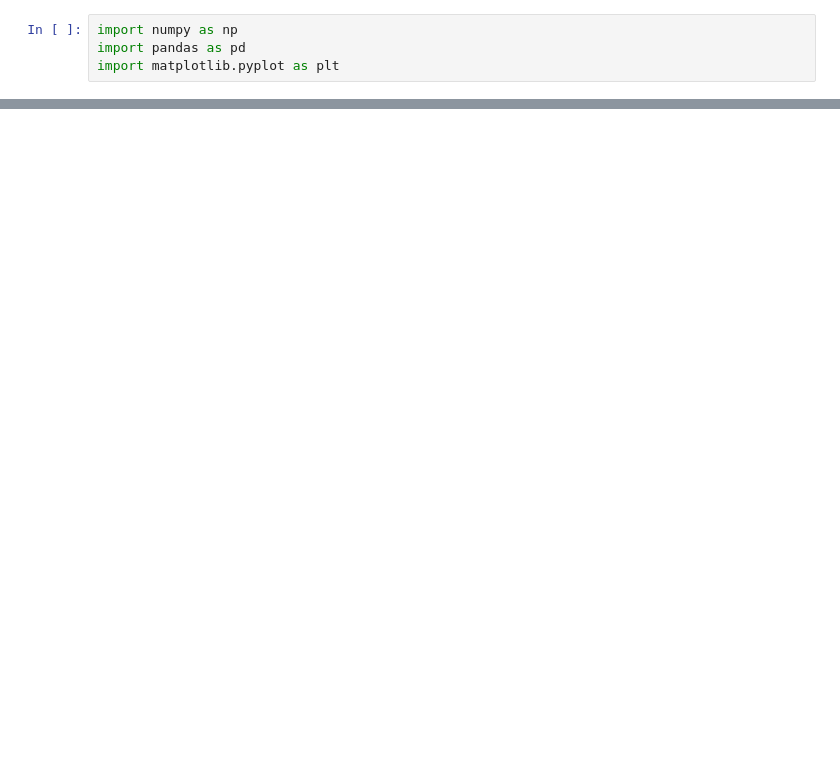
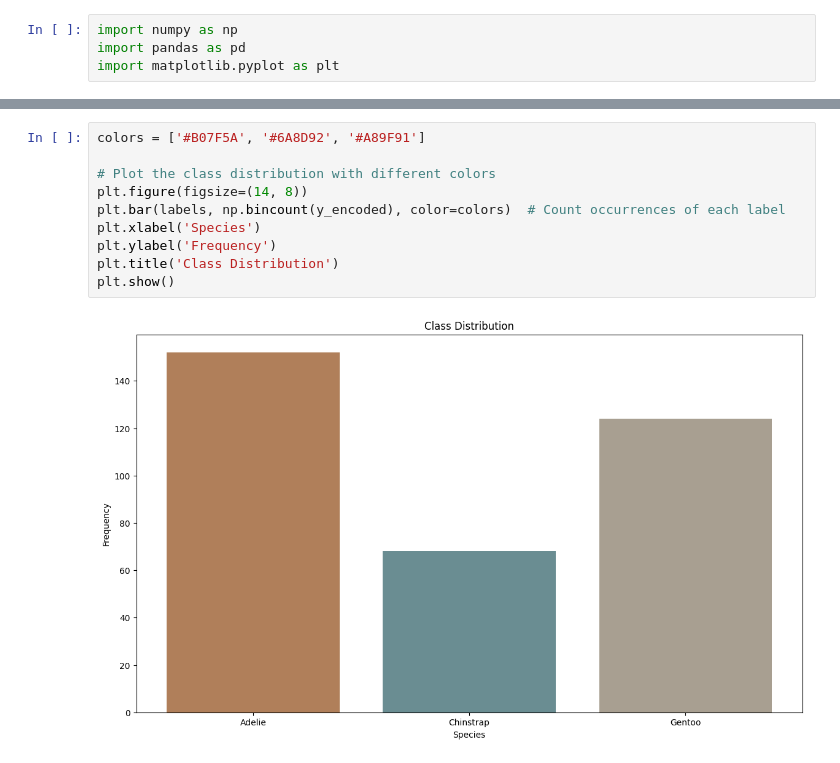
Before and after one commit to khalidmahamud/CVPR, a Jupyter notebook: MID/nn/nn.ipynb, the cells around one changed output, grey strips where cells are left out. Saved outputs shown, nothing was run; the diff lists cells and outputs as text; blank space fills up the shorter version.

```diff
--- a/MID/nn/nn.ipynb
+++ b/MID/nn/nn.ipynb
@@ -42,0 +77,12 @@ array([39.1, 39.5, 40.3,  nan, 36.7, 39.3, 38.9, 39.2, 34.1, 42. ])
+# %%
+colors = ['#B07F5A', '#6A8D92', '#A89F91']
+
+# Plot the class distribution with different colors
+plt.figure(figsize=(14, 8))
+plt.bar(labels, np.bincount(y_encoded), color=colors)  # Count occurrences of each label
+plt.xlabel('Species')
+plt.ylabel('Frequency')
+plt.title('Class Distribution')
+plt.show()
+# %% [output]
+[figure, added]
```
Also changed, not shown: parts of 25 cells of this notebook.
